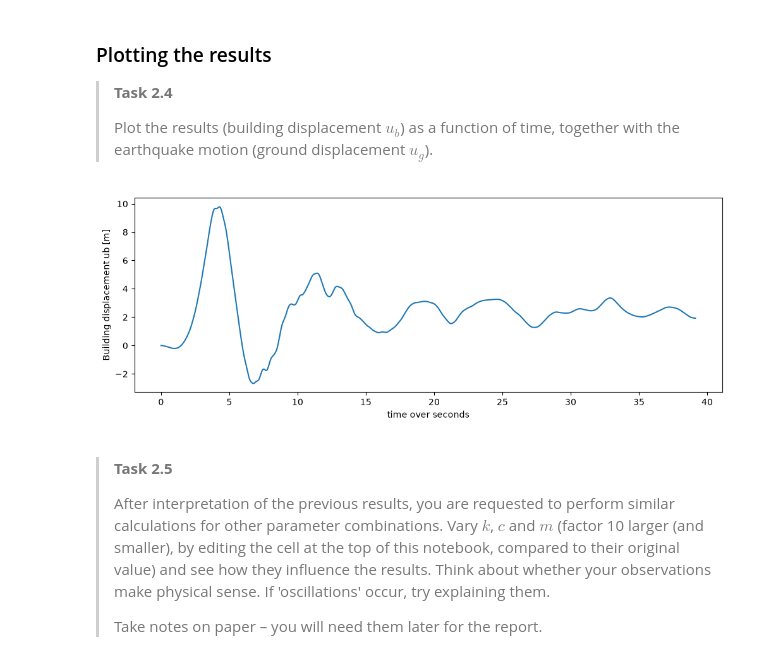
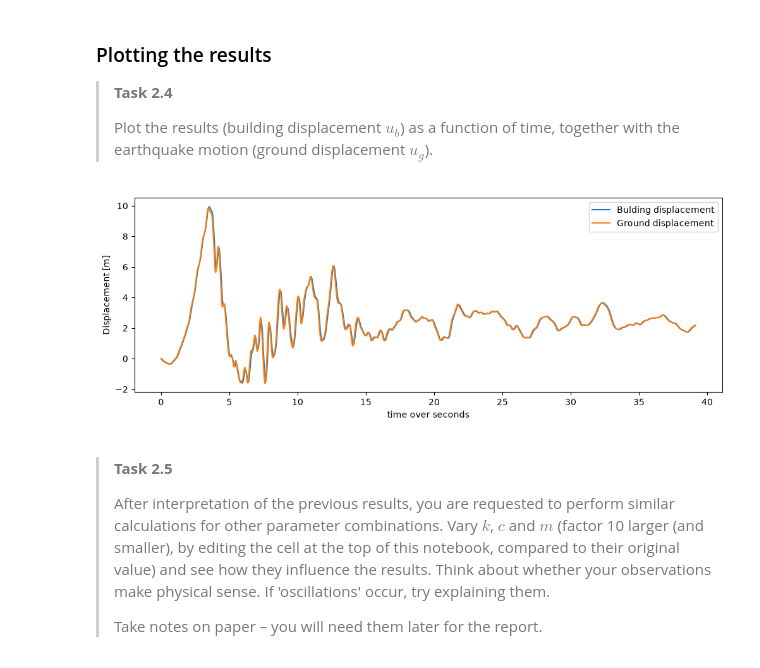
Before and after one commit to ellenmcmorrow2411/GA1.2, a Jupyter notebook: 1Ddynamics.ipynb, the cells around one changed output. Cells and saved outputs as stored; diff of their text form; code cells hidden in the pictures.

```diff
--- a/1Ddynamics.ipynb
+++ b/1Ddynamics.ipynb
@@ -29,9 +29,9 @@ In the remainder of this assignment we consider $F$ = 0
 import numpy as np
 import matplotlib.pyplot as plt
 
-k = 10  # Stiffness
-c = 10  # Damping
-m = 10  # Mass
+k = 10000  # Stiffness
+c = 20000 # Damping
+m = 1000 # Mass
 
 EDIT = 1
 # %% [markdown]
@@ -288,14 +284,16 @@ All tests passed!
 ></div>
 # %%
 plt.figure(figsize=(12, 4))
-plt.plot(t, ub)
-plt.ylabel('Building displacement ub [m]')
+plt.plot(t, ub, label = f'Bulding displacement')
+plt.plot(t, ug, label = f'Ground displacement')
+plt.legend()
+plt.ylabel('Displacement [m]')
 plt.xlabel('time over seconds')
 ### YOUR CODE HERE ###
 ### YOUR CODE HERE ###
 plt.show()
 # %% [output]
-[figure, old version]
+[figure, new version]
 # %% [markdown]
 ><p>
 >
```
Also changed, not shown: parts of 3 cells of this notebook.
